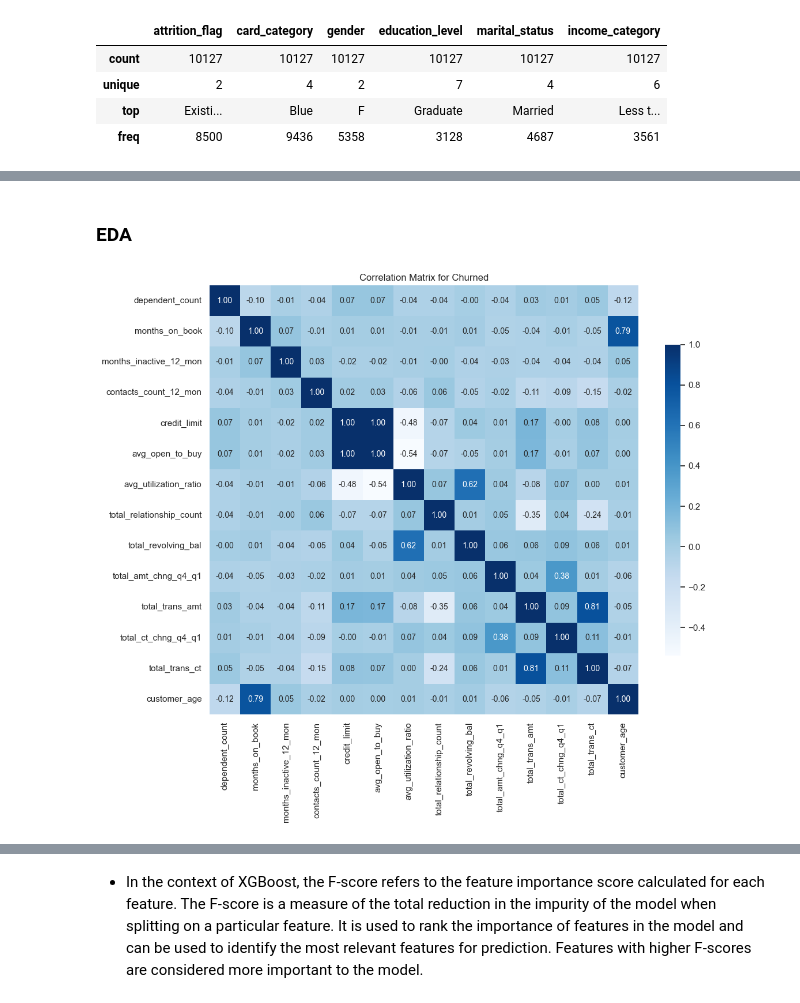
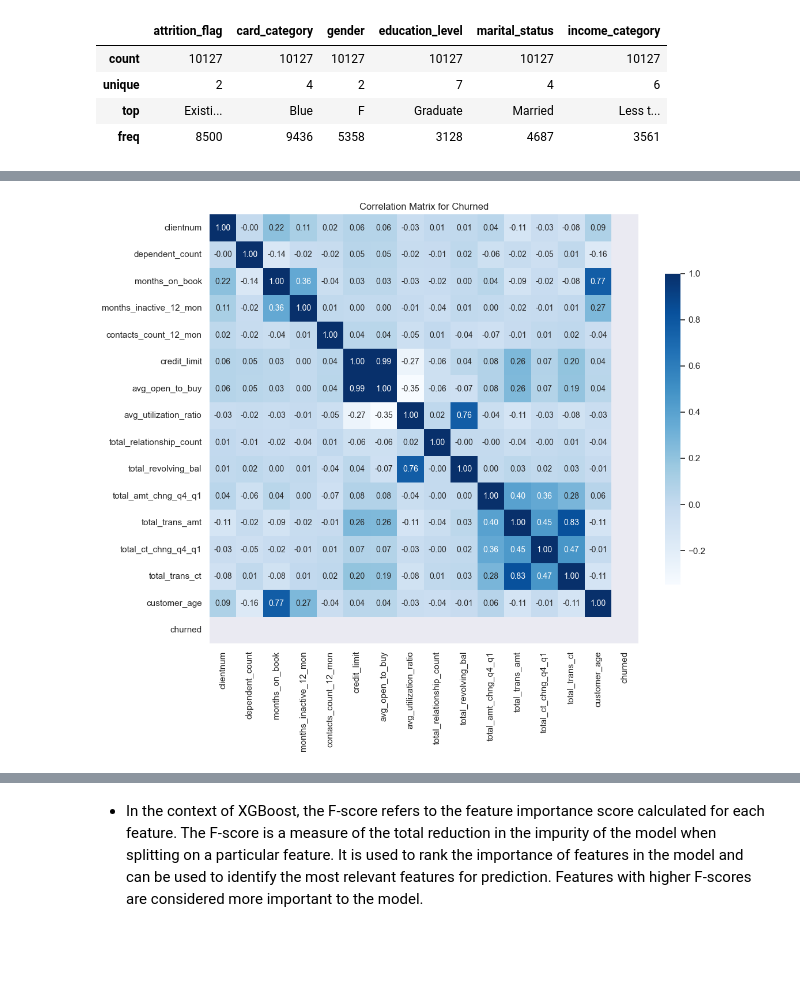
Before and after one commit to facf00/Credit-Card---Churn-Rate, a Jupyter notebook: Credit_card_churn.ipynb, the cells around one changed output, grey strips where cells are left out. Cells and saved outputs as stored; diff of their text form; code cells hidden in the pictures; blank space fills up the shorter version.

```diff
--- a/Credit_card_churn.ipynb
+++ b/Credit_card_churn.ipynb
@@ -141,5 +126,13 @@ plt.show()
 # %%
-df_clean['churned'] = df_clean['attrition_flag'].map({'Existing Customer': 0, 'Attrited Customer': 1})
+#Convert 'attrition_flag'to binary dtype
+dict_ch = {
+         'Existing Customer' : 0,
+         'Attrited Customer' : 1,
+
+
+    }
+df_clean['churned'] = df_clean['attrition_flag']
+df_clean.replace({"churned": dict_ch},inplace=True)
 # %%
 # Calculate the percentage of churned customers
 num_churned = df_clean[df_clean["churned"] == 1].shape[0]
@@ -186,10 +169,0 @@ plt.show()
-# %%
-plt.figure(figsize=(16, 9))
-sns.set(font_scale=1)
-sns.heatmap(pd.crosstab(df_clean['income_category'], [df_clean['education_level'], df_clean['attrition_flag']], normalize='index'),
-            cmap='Blues', annot=True, fmt='.1%')
-plt.title('Income Category vs Education Level and Attrition Flag')
-plt.xlabel('Education Level and Attrition Flag')
-plt.ylabel('Income Category')
-plt.xticks(rotation=45)
-plt.show()
@@ -284,25 +217,20 @@ df_clean
-# %% [markdown]
-### EDA
 # %%
-#drop first two columns which are not predictive
-df_ = df_clean.drop(['clientnum'],axis=1, inplace=True)
-df = df_clean.iloc[:,0:-2]
 # Generate a correlation matrix
-corr_matrix = df.corr()
+corr_matrix = df_churned.corr()
 
 plt.figure(figsize=(12, 10))
 sns.set(font_scale=1)
 sns.heatmap(corr_matrix,
             cmap='Blues',
             annot=True,
             fmt='.2f',
             square=True,
             annot_kws={'size': 10},
             cbar_kws={'shrink': 0.7},
             xticklabels=1,
             yticklabels=1)
 plt.xticks(rotation=90)
 plt.title('Correlation Matrix for Churned')
 plt.show()
 # %% [output]
-[figure, old version]
+[figure, new version]
```
Also changed, not shown: parts of 33 cells of this notebook, 1 other file.
